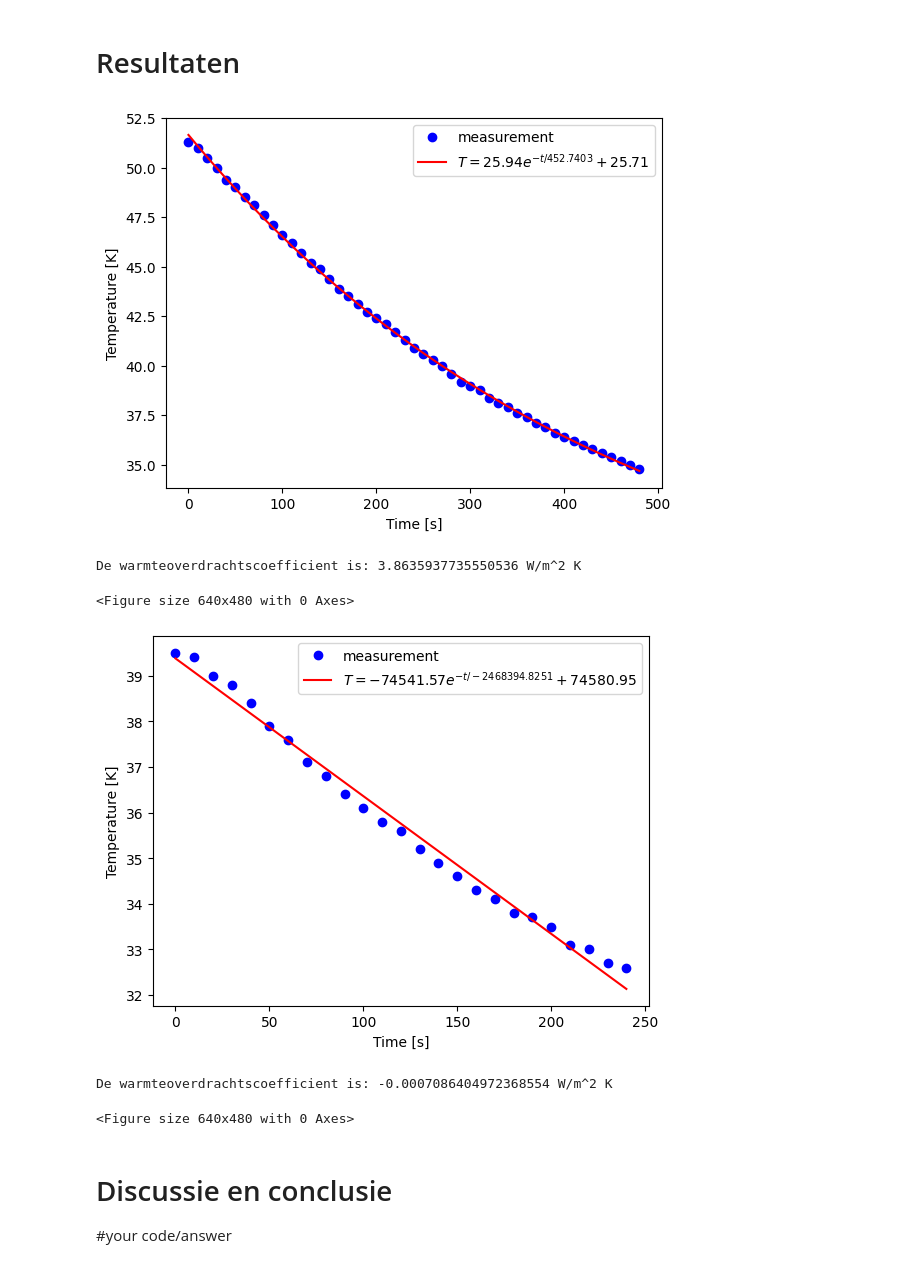
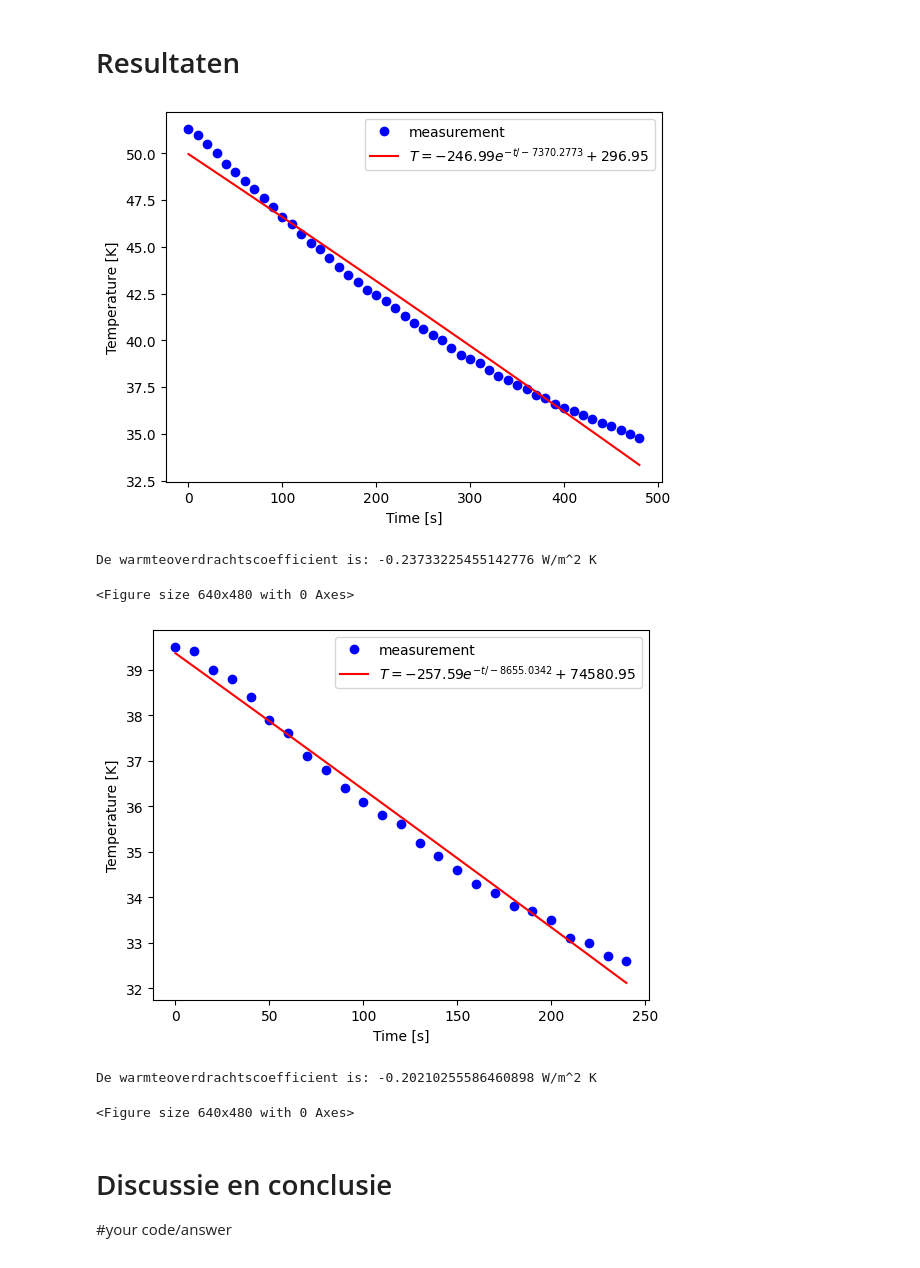
Before and after one commit to FelixJacobs11/TUAmsterdam, a Jupyter notebook: Content/Labs/Soortelijk_warmte/koelbuis.ipynb, the cells around one changed output. Cells and saved outputs as stored; diff of their text form; code cells hidden in the pictures.

```diff
--- a/Content/Labs/Soortelijk_warmte/koelbuis.ipynb
+++ b/Content/Labs/Soortelijk_warmte/koelbuis.ipynb
@@ -162,10 +170,10 @@ Diameter_binnen: 44.6 #mm
 Buis:149.4 #mm
 Dikte:1.5 #mm
 
-Oppervlakte=0.041162341 #m2
-C=8.8e2 #J/Kg K
+Oppervlakte=0.041162341 #m2 #(Diameter+2*dikte)*pi*Lengte+Diameter*pi*lengte
+C=8.8e2 #J/Kg K #Warmtecapaciteit
 rho=2.7e3 #kg/m^3
-Omgevingstemperatuur=23.8 #graden Celsius
+T_omg=23.8+273.15 #graden Celsius
 
 m3=0.0000303036 #m^3            #(((Diameter/2)**2)-(Diameter-dikte/2)**2)*pi*Buis
 # %%
@@ -175,7 +183,7 @@ import numpy as np
 import matplotlib.pyplot as plt
 from scipy.optimize import curve_fit
 
-def exp_func(t, A, tau, T_omg):
+def exp_func(t, A, tau):
     # A is verschiltemperatuur met omgeving aan start
     # tau is de karakteristieke tijd voor de koeling
     # T_omg is de omgevingstemperatuur
@@ -184,43 +192,43 @@ def exp_func(t, A, tau, T_omg):
 buitenoppervlak =Oppervlakte  # bepaal zelf in m^2
 warmtecapaciteit = (rho*m3)*C # bepaal de warmtecapaciteit in J/K
 
-data1=np.loadtxt('C:\TUDelftProgrameren\Thermolab_warmte_buis1.txt',skiprows=1)
-data2=np.loadtxt('C:\TUDelftProgrameren\Tweede_meting_temperatuur.txt')
+data1=np.loadtxt('C:\\TUDelftProgrameren\\Thermolab_warmte_buis1.txt',skiprows=1)
+data2=np.loadtxt('C:\\TUDelftProgrameren\\Tweede_meting_temperatuur.txt')
 verticaal_t=data2[:,0] #Tijd zonder dop
 verticaal_T=data2[:,1] #Temperatuur zonder dop
 Dop_t=data1[:,0] #Tijd met dop
 Dop_T=data1[:,1] #Temperatuur met dop
 
 
 
 #Curvefit
-popt, pocv = curve_fit(exp_func, verticaal_t, verticaal_T, p0=[50, 1000, 20], maxfev=5000)
+popt, pocv = curve_fit(exp_func, verticaal_t, verticaal_T, p0=[50, 1000], maxfev=5000)
 
-A_exp, tau_exp, T_omg_exp = popt
+A_exp, tau_exp = popt
 
 y_fit = exp_func(verticaal_t, *popt)
 
 plt.figure()
 plt.xlabel('Time [s]')
 plt.ylabel('Temperature [K]')
 
 plt.plot(verticaal_t, verticaal_T, 'bo', label='measurement')
 plt.plot(verticaal_t, y_fit, 'r-',
-         label='$T = %0.2f e^{-t/%0.4f} + %0.2f$' % (A_exp, tau_exp, T_omg_exp))
+         label='$T = %0.2f e^{-t/%0.4f} + %0.2f$' % (A_exp, tau_exp, T_omg))
 
 plt.legend()
 
 plt.show()
 
 h_exp = (warmtecapaciteit) / (tau_exp * buitenoppervlak)
 
 print('De warmteoverdrachtscoefficient is:',h_exp,'W/m^2 K') # warmteoverdrachtscoëfficiënt in W/m^2 K
 # Sla figuren op met
 #
 plt.savefig(r"C:\TUDelftProgrameren\thermolab\Figures\grafiek_koelbuis.png", dpi=450)
 # %% [output]
-[figure, old version]
+[figure, new version]
-De warmteoverdrachtscoefficient is: 3.8635937735550536 W/m^2 K
+De warmteoverdrachtscoefficient is: -0.23733225455142776 W/m^2 K
 <Figure size 640x480 with 0 Axes>
 # %%
 # Hier de data en de analyse
@@ -229,7 +237,7 @@ import numpy as np
 import matplotlib.pyplot as plt
 from scipy.optimize import curve_fit
 
-def exp_func(t, A, tau, T_omg):
+def exp_func(t, A, tau):
     # A is verschiltemperatuur met omgeving aan start
     # tau is de karakteristieke tijd voor de koeling
     # T_omg is de omgevingstemperatuur
@@ -238,8 +246,8 @@ def exp_func(t, A, tau, T_omg):
 buitenoppervlak =0.041162341  # bepaal zelf in m^2
 warmtecapaciteit = (rho*m3)*C # bepaal de warmtecapaciteit in J/K
 
-data1=np.loadtxt('C:\TUDelftProgrameren\Thermolab_warmte_buis1.txt',skiprows=1)
-data2=np.loadtxt('C:\TUDelftProgrameren\Tweede_meting_temperatuur.txt')
+data1=np.loadtxt('C:\\TUDelftProgrameren\\Thermolab_warmte_buis1.txt',skiprows=1)
+data2=np.loadtxt('C:\\TUDelftProgrameren\\Tweede_meting_temperatuur.txt')
 verticaal_t=data2[:,0]
 verticaal_T=data2[:,1]
 dop_t=data1[:,0]
@@ -249,9 +257,9 @@ dop_T=data1[:,1]
 
 # pas beginwaardes aan naar schatting
 # Het aantal maxfev moet wellicht hoger voor goede convergentie van de waarde
-popt, pocv = curve_fit(exp_func, dop_t, dop_T, p0=[50, 1000, 20], maxfev=5000)
+popt, pocv = curve_fit(exp_func, dop_t, dop_T, p0=[50, 1000], maxfev=5000)
 
-A_exp, tau_exp, T_omg_exp = popt
+A_exp, tau_exp = popt
 
 y_fit = exp_func(dop_t, *popt)
 
@@ -274,8 +282,8 @@ print('De warmteoverdrachtscoefficient is:',h_exp,'W/m^2 K') # warmteoverdrachts
 #Figuur opslaan
 plt.savefig(r"C:\TUDelftProgrameren\thermolab\Figures\grafiek_koelbuis_dop.png", dpi=450)
 # %% [output]
-[figure, old version]
+[figure, new version]
-De warmteoverdrachtscoefficient is: -0.0007086404972368554 W/m^2 K
+De warmteoverdrachtscoefficient is: -0.20210255586460898 W/m^2 K
 <Figure size 640x480 with 0 Axes>
 # %% [markdown]
 # Discussie en conclusie
```
Also changed, not shown: parts of 3 cells of this notebook, 5 other files.
